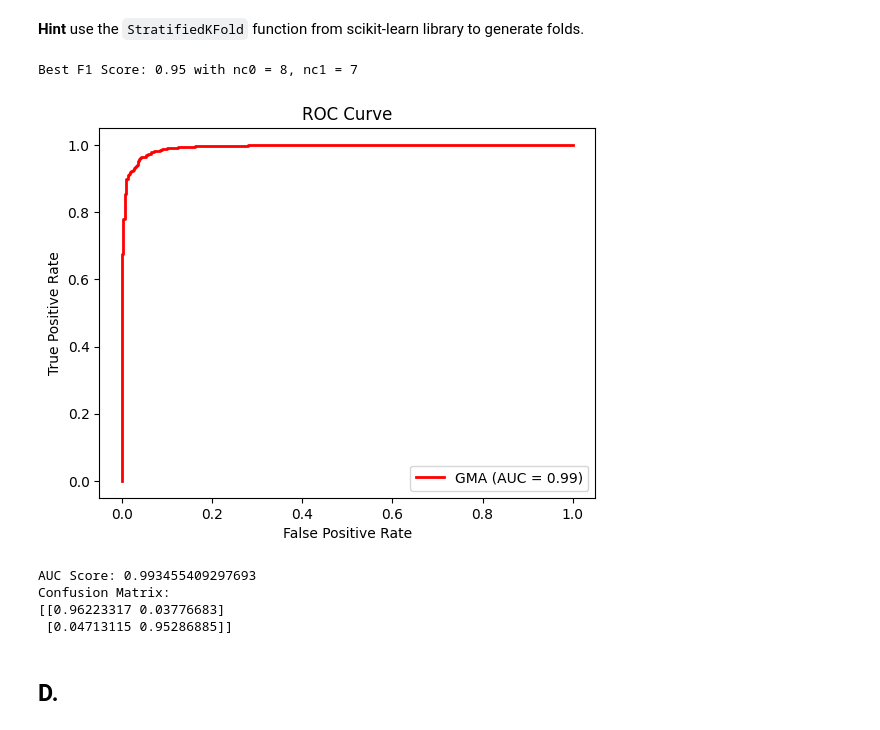
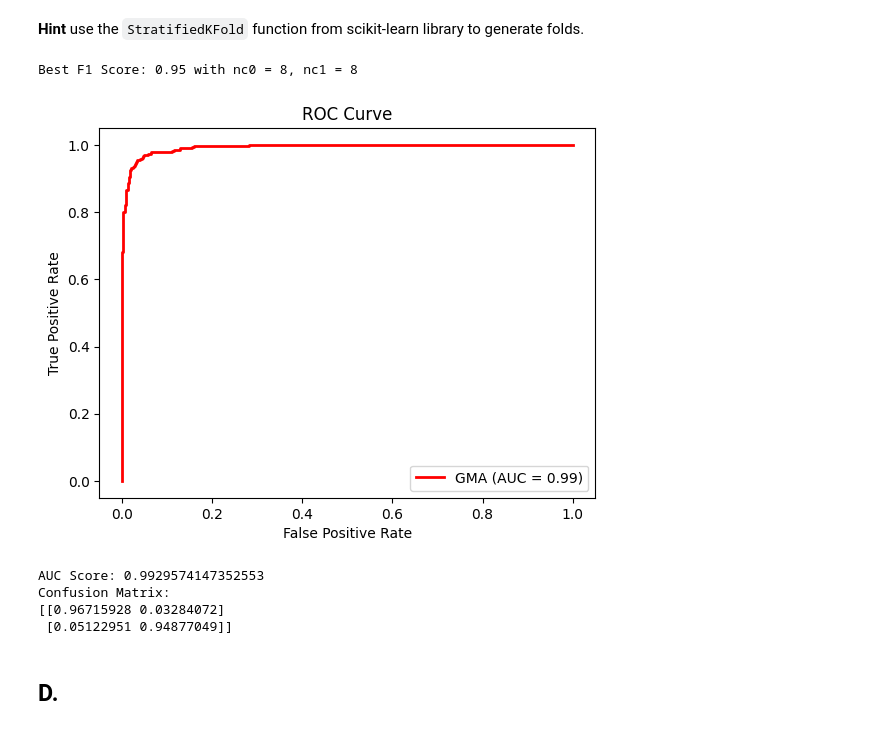
Before and after one commit to KMaclearn/Machinelearning24, a Jupyter notebook: Assignments/Banknotes/banknotes_gmda.ipynb, the cells around one changed output. Cells and saved outputs as stored; diff of their text form; code cells hidden in the pictures.

```diff
--- a/Assignments/Banknotes/banknotes_gmda.ipynb
+++ b/Assignments/Banknotes/banknotes_gmda.ipynb
@@ -97,7 +97,10 @@ gmm_neg = GaussianMixture(n_components=2, max_iter=100, tol=0.0001)
 gmm_pos.fit(X_pos_train)
 gmm_neg.fit(X_neg_train)
 
-def make_predict_proba(gmm_pos, gmm_neg, pi_pos=0.5, pi_neg=0.5):
+pi_pos = len(X_pos_train) / len(X_train)
+pi_neg = len(X_neg_train) / len(X_train)
+
+def make_predict_proba(gmm_pos, gmm_neg, pi_pos, pi_neg):
     def predict_proba(x):
         pdf_pos = np.exp(gmm_pos.score_samples(x))
         pdf_neg = np.exp(gmm_neg.score_samples(x))
@@ -105,7 +108,7 @@ def make_predict_proba(gmm_pos, gmm_neg, pi_pos=0.5, pi_neg=0.5):
         return p_pos
     return predict_proba
 
-gmd_predict_proba = make_predict_proba(gmm_pos, gmm_neg, pi_pos=0.5, pi_neg=0.5)
+gmd_predict_proba = make_predict_proba(gmm_pos, gmm_neg, pi_pos, pi_neg)
 gmd_proba = gmd_predict_proba(X_test)
 
 cm = confusion_matrix(y_test, gmd_proba > 0.5, normalize='true')
@@ -113,7 +116,7 @@ auc_score = roc_auc_score(y_test, gmd_proba)
 fpr, tpr, thresholds = roc_curve(y_test, gmd_proba)
 
 plt.figure()
-plt.plot(fpr, tpr, color='red', lw=2, label='GMDA AUC = %0.2f)' % auc_score)
+plt.plot(fpr, tpr, color='red', lw=2, label='GMDA AUC = %0.2f' % auc_score)
 plt.xlabel('False Positive Rate')
 plt.ylabel('True Positive Rate')
 plt.title('ROC Curve')
@@ -151,7 +154,7 @@ def make_pdf(gmm):
         return p
     return pdf
 
-def make_predict_proba(gmm0, gmm1, pi0=0.5, pi1=0.5):
+def make_predict_proba(gmm0, gmm1, pi0, pi1):
     pdf0 = make_pdf(gmm0)
     pdf1 = make_pdf(gmm1)
     def p(x):
@@ -172,7 +175,11 @@ def evaluate(nc0, nc1, X_train, y_train, X_valid, y_valid):
     except Exception as e:
         print(f"Error fitting GMM: {e}")
         return -1
-    gmda = make_predict_proba(hc0_cmp, hc1_cmp, 0.5, 0.5)
+
+    pi0 = len(hc0) / len(X_train)
+    pi1 = len(hc1) / len(X_train)
+
+    gmda = make_predict_proba(hc0_cmp, hc1_cmp, pi0, pi1)
     proba = gmda(X_valid)
     return f1_score(y_valid, proba > 0.5)
 
@@ -198,40 +205,43 @@ for nc0 in range(1, max_components + 1):
 print(f"Best F1 Score: {best_f1:.2f} with nc0 = {best_nc0}, nc1 = {best_nc1}")
 hc0_cmp_best = GaussianMixture(n_components=best_nc0, max_iter=100, tol=1e-3, init_params='kmeans', random_state=42)
 hc1_cmp_best = GaussianMixture(n_components=best_nc1, max_iter=100, tol=1e-3, init_params='kmeans', random_state=42)
 hc0_best = X[y == 0]
 hc1_best = X[y == 1]
 
 try:
     hc0_cmp_best.fit(hc0_best)
     hc1_cmp_best.fit(hc1_best)
 except Exception as e:
     print(f"Error fitting best GMM: {e}")
     exit()
 
-mgd_predict_proba = make_predict_proba(hc0_cmp_best, hc1_cmp_best, 0.5, 0.5)
+pi0_best = len(hc0_best) / len(X)
+pi1_best = len(hc1_best) / len(X)
+
+mgd_predict_proba = make_predict_proba(hc0_cmp_best, hc1_cmp_best, pi0_best, pi1_best)
 mgd_proba = mgd_predict_proba(X)
 cm = confusion_matrix(y, mgd_proba > 0.5, normalize='true')
 auc_score = roc_auc_score(y, mgd_proba)
 fpr, tpr, thresholds = roc_curve(y, mgd_proba)
 
 plt.figure()
 plt.plot(fpr, tpr, color='red', lw=2, label=f'GMA (AUC = {auc_score:.2f})')
 plt.xlabel('False Positive Rate')
 plt.ylabel('True Positive Rate')
 plt.title('ROC Curve')
 plt.legend(loc="lower right")
 plt.show()
 
 print("AUC Score:", auc_score)
 print("Confusion Matrix:")
 print(cm)
 # %% [output]
-Best F1 Score: 0.95 with nc0 = 8, nc1 = 7
+Best F1 Score: 0.95 with nc0 = 8, nc1 = 8
-[figure, old version]
+[figure, new version]
-AUC Score: 0.993455409297693
+AUC Score: 0.9929574147352553
 Confusion Matrix:
-[[0.96223317 0.03776683]
- [0.04713115 0.95286885]]
+[[0.96715928 0.03284072]
+ [0.05122951 0.94877049]]
 # %% [markdown]
 ## D.
 # %% [markdown]
```
Also changed, not shown: parts of 2 cells of this notebook, 3 other files.
